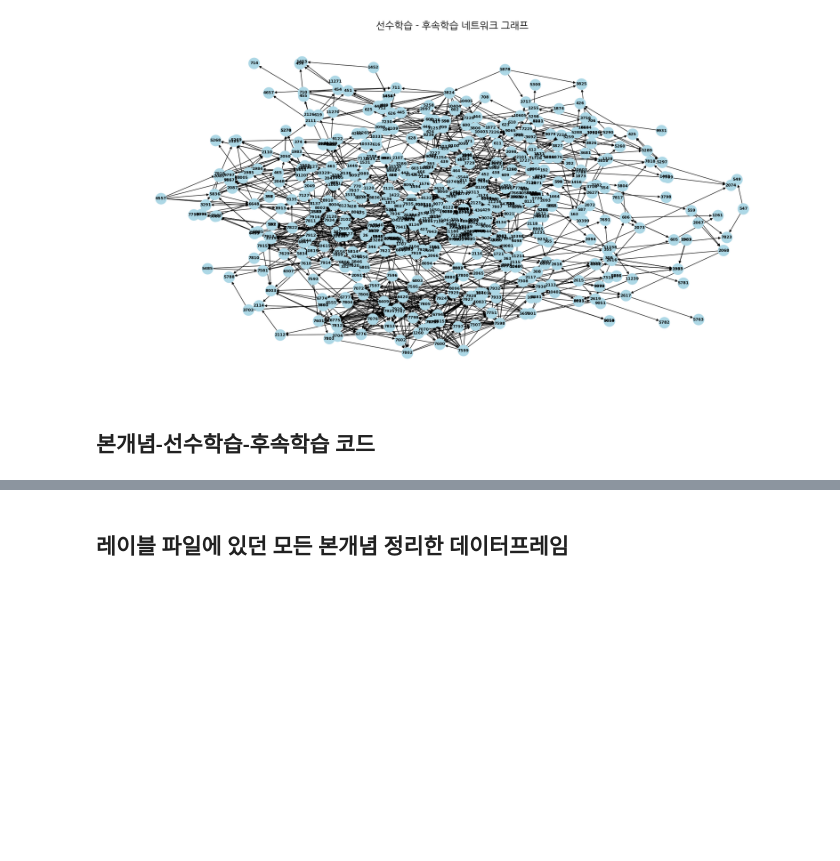
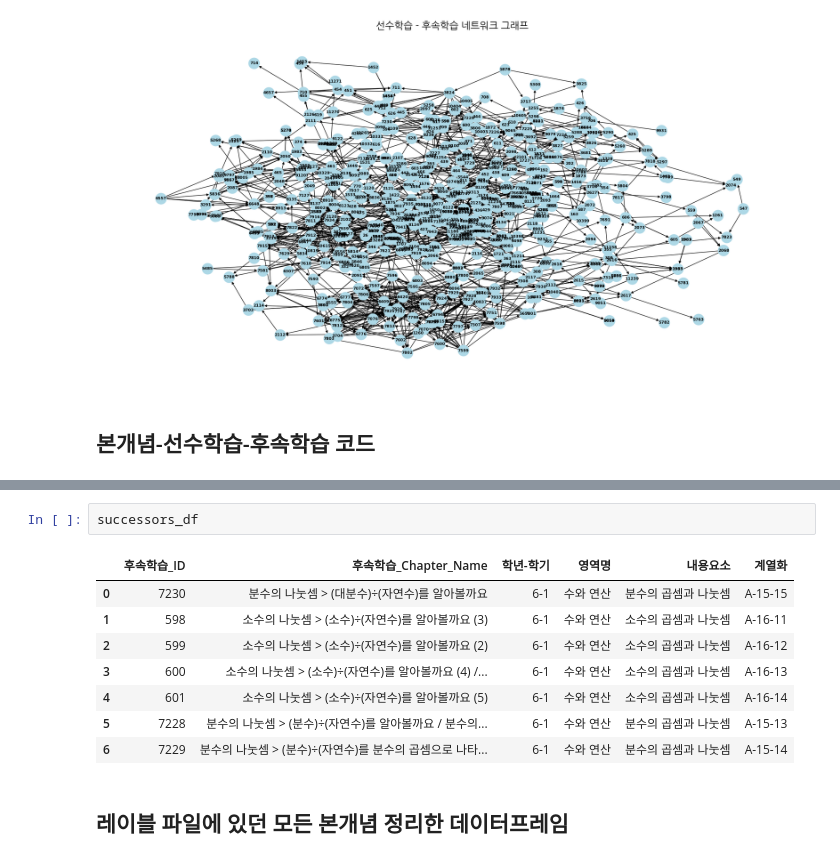
Before and after one commit to HKarin426/KST_base_e_math_lack_model, a Jupyter notebook: node_개념_순서_계열.ipynb, the cells around one changed output, grey strips where cells are left out. Cells and saved outputs as stored; diff of their text form; blank space fills up the shorter version.

```diff
--- a/node_개념_순서_계열.ipynb
+++ b/node_개념_순서_계열.ipynb
@@ -233,3 +405,14 @@ See the caveats in the documentation: https://pandas.pydata.org/pandas-docs/stab
+# %%
+successors_df
+# %% [output]
+|  | 후속학습_ID | 후속학습_Chapter_Name | 학년-학기 | 영역명 | 내용요소 | 계열화 |
+| 0 | 7230 | 분수의 나눗셈 > (대분수)÷(자연수)를 알아볼까요 | 6-1 | 수와 연산 | 분수의 곱셈과 나눗셈 | A-15-15 |
+| 1 | 598 | 소수의 나눗셈 > (소수)÷(자연수)를 알아볼까요 (3) | 6-1 | 수와 연산 | 소수의 곱셈과 나눗셈 | A-16-11 |
+| 2 | 599 | 소수의 나눗셈 > (소수)÷(자연수)를 알아볼까요 (2) | 6-1 | 수와 연산 | 소수의 곱셈과 나눗셈 | A-16-12 |
+| 3 | 600 | 소수의 나눗셈 > (소수)÷(자연수)를 알아볼까요 (4) /... | 6-1 | 수와 연산 | 소수의 곱셈과 나눗셈 | A-16-13 |
+| 4 | 601 | 소수의 나눗셈 > (소수)÷(자연수)를 알아볼까요 (5) | 6-1 | 수와 연산 | 소수의 곱셈과 나눗셈 | A-16-14 |
+| 5 | 7228 | 분수의 나눗셈 > (분수)÷(자연수)를 알아볼까요 / 분수의... | 6-1 | 수와 연산 | 분수의 곱셈과 나눗셈 | A-15-13 |
+| 6 | 7229 | 분수의 나눗셈 > (분수)÷(자연수)를 분수의 곱셈으로 나타... | 6-1 | 수와 연산 | 분수의 곱셈과 나눗셈 | A-15-14 |
 # %% [markdown]
 ## 레이블 파일에 있던 모든 본개념 정리한 데이터프레임
 # %%
```
Also changed, not shown: parts of 7 cells of this notebook.
